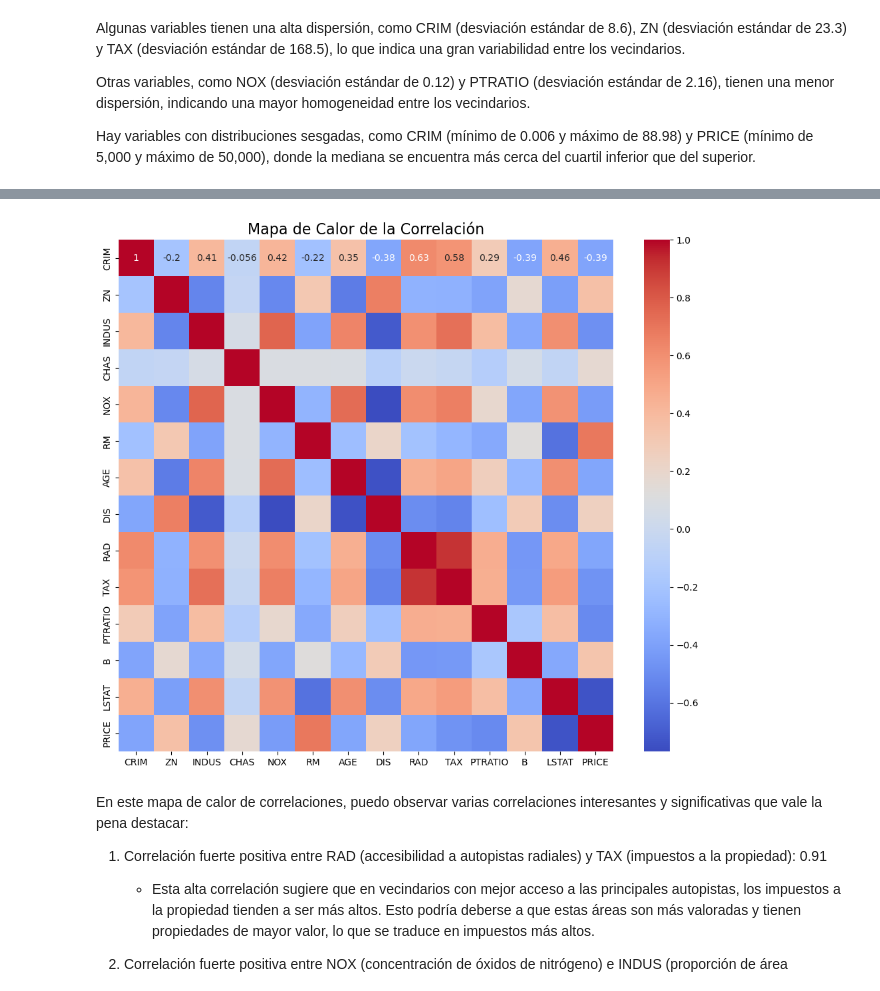
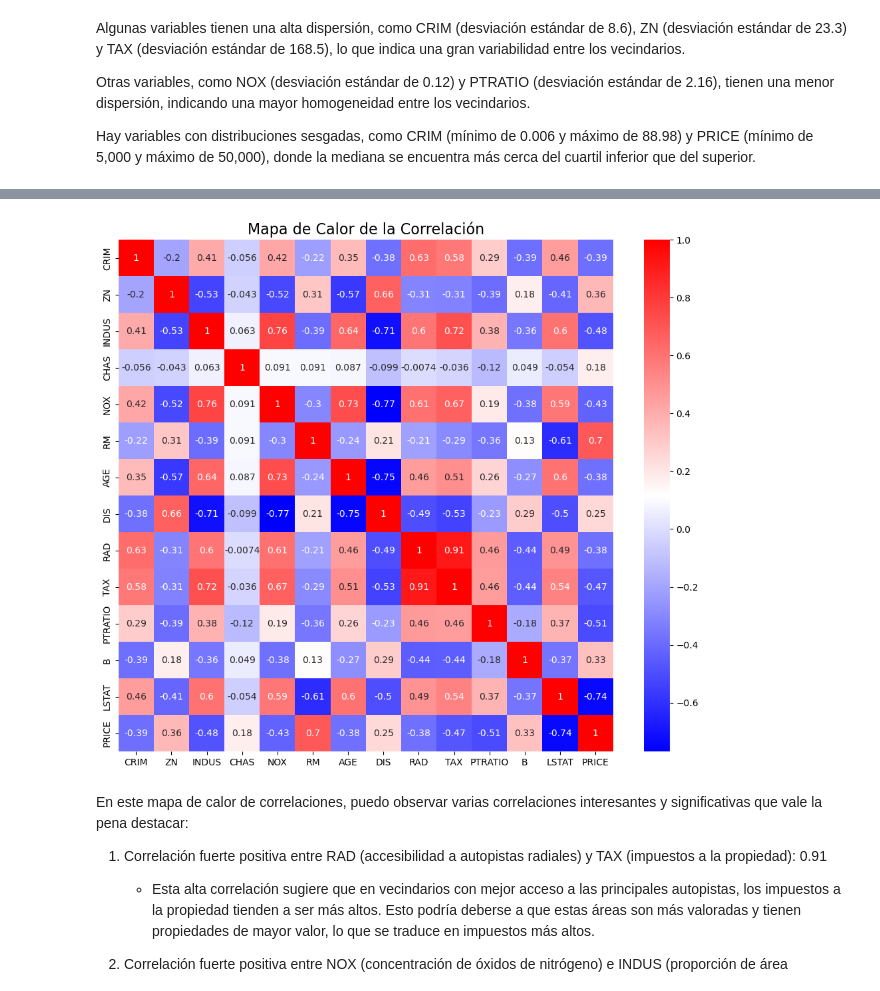
Before and after one commit to amejosecar/boston_DSPT, a Jupyter notebook: Mikel_propuesta.ipynb, the cells around one changed output, grey strips where cells are left out. Saved outputs shown, nothing was run; the diff lists cells and outputs as text; code cells hidden in the pictures.

```diff
--- a/Mikel_propuesta.ipynb
+++ b/Mikel_propuesta.ipynb
@@ -71,15 +177,15 @@ Hay variables con distribuciones sesgadas, como CRIM (mínimo de 0.006 y máximo
 # %%
-corr = df_boston.corr()
+correlation_matrix = df_boston.loc[:, :'PRICE'].corr()
 
 # %%
 # Mediante un mapa de calor vamos a ver mejor como son estas correlaciones
 
 plt.figure(figsize=(12, 10))
-sns.heatmap(corr, annot=True, cmap='coolwarm')
+sns.heatmap(correlation_matrix, annot=True, cmap='bwr')
 plt.title('Mapa de Calor de la Correlación', fontsize=16)
 plt.show()
 # %% [output]
-[figure, old version]
+[figure, new version]
 # %% [markdown]
 En este mapa de calor de correlaciones, puedo observar varias correlaciones interesantes y significativas que vale la pena destacar:
 
```
Also changed, not shown: parts of 14 cells of this notebook, 1 other file.
